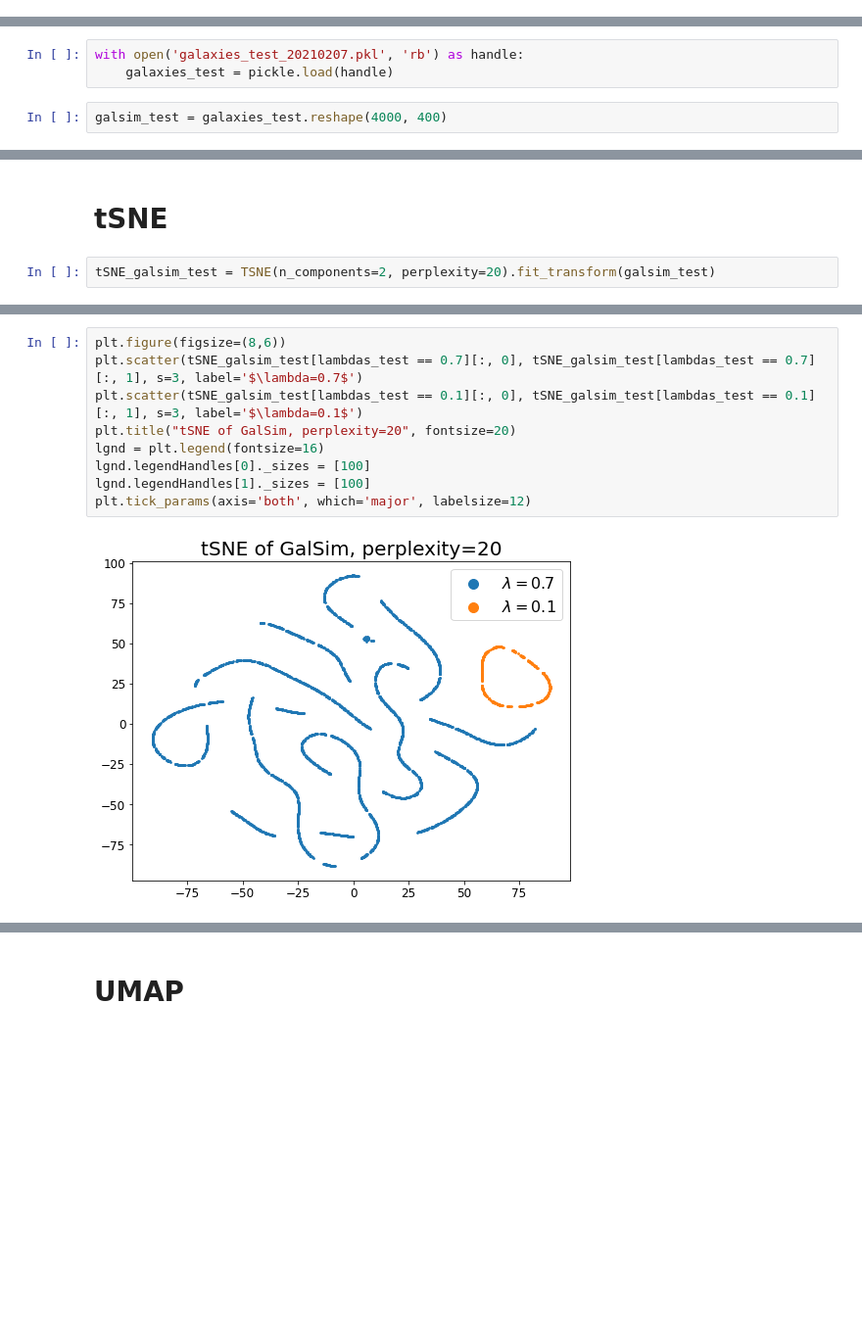
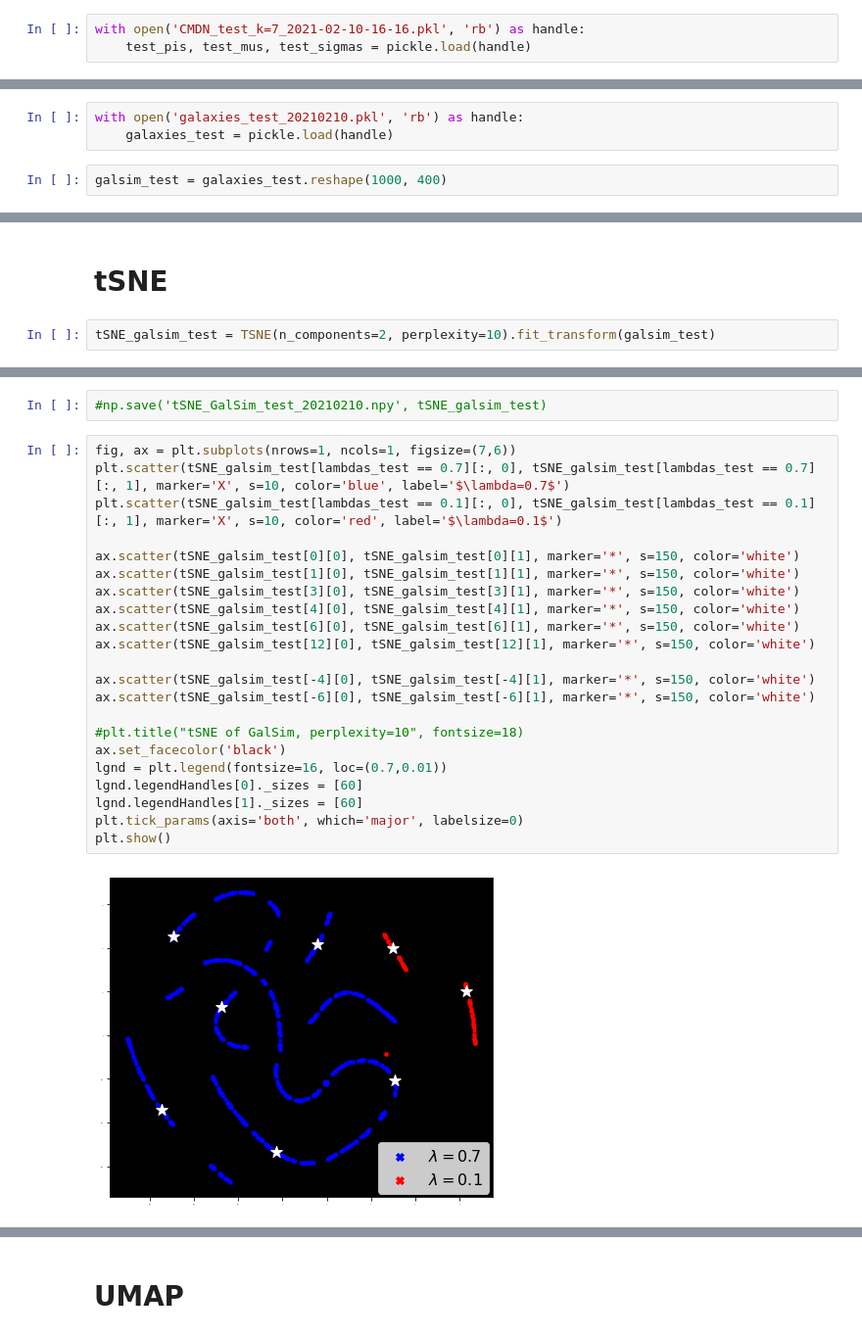
Before and after one commit to zhao-david/CDE-diagnostics, a Jupyter notebook: GalSim_application_v1.ipynb, the cells around one changed output, grey strips where cells are left out. Shown at 98% size. Saved outputs shown, nothing was run; the diff lists cells and outputs as text; blank space fills up the shorter version.

```diff
--- a/GalSim_application_v1.ipynb
+++ b/GalSim_application_v1.ipynb
@@ -155,3 +170,6 @@ def compute_mixture_pdf(alpha, pis, sigmas, mus):
     for j in range(pis.shape[0]):
         density += pis[j] * norm.pdf(x=alpha, loc=mus[j], scale=sigmas[j])
     return density
+# %%
+with open('CMDN_test_k=7_2021-02-10-16-16.pkl', 'rb') as handle:
+    test_pis, test_mus, test_sigmas = pickle.load(handle)
@@ -186,7 +211,7 @@ pit_values_dict = {'k=9': pit_values}
 #    pickle.dump(pit_values_dict, handle, protocol=pickle.HIGHEST_PROTOCOL)
 # %%
-with open('galaxies_test_20210207.pkl', 'rb') as handle:
+with open('galaxies_test_20210210.pkl', 'rb') as handle:
     galaxies_test = pickle.load(handle)
 # %%
-galsim_test = galaxies_test.reshape(4000, 400)
+galsim_test = galaxies_test.reshape(1000, 400)
 # %%
@@ -383,4 +420,4 @@ plt.show()
 # %% [markdown]
 # tSNE
 # %%
-tSNE_galsim_test = TSNE(n_components=2, perplexity=20).fit_transform(galsim_test)
+tSNE_galsim_test = TSNE(n_components=2, perplexity=10).fit_transform(galsim_test)
@@ -395,11 +424,26 @@ plt.tick_params(axis='both', which='major', labelsize=12)
+# %%
+#np.save('tSNE_GalSim_test_20210210.npy', tSNE_galsim_test)
 # %%
-plt.figure(figsize=(8,6))
-plt.scatter(tSNE_galsim_test[lambdas_test == 0.7][:, 0], tSNE_galsim_test[lambdas_test == 0.7][:, 1], s=3, label='$\lambda=0.7$')
-plt.scatter(tSNE_galsim_test[lambdas_test == 0.1][:, 0], tSNE_galsim_test[lambdas_test == 0.1][:, 1], s=3, label='$\lambda=0.1$')
-plt.title("tSNE of GalSim, perplexity=20", fontsize=20)
-lgnd = plt.legend(fontsize=16)
-lgnd.legendHandles[0]._sizes = [100]
-lgnd.legendHandles[1]._sizes = [100]
-plt.tick_params(axis='both', which='major', labelsize=12)
+fig, ax = plt.subplots(nrows=1, ncols=1, figsize=(7,6))
+plt.scatter(tSNE_galsim_test[lambdas_test == 0.7][:, 0], tSNE_galsim_test[lambdas_test == 0.7][:, 1], marker='X', s=10, color='blue', label='$\lambda=0.7$')
+plt.scatter(tSNE_galsim_test[lambdas_test == 0.1][:, 0], tSNE_galsim_test[lambdas_test == 0.1][:, 1], marker='X', s=10, color='red', label='$\lambda=0.1$')
+
+ax.scatter(tSNE_galsim_test[0][0], tSNE_galsim_test[0][1], marker='*', s=150, color='white')
+ax.scatter(tSNE_galsim_test[1][0], tSNE_galsim_test[1][1], marker='*', s=150, color='white')
+ax.scatter(tSNE_galsim_test[3][0], tSNE_galsim_test[3][1], marker='*', s=150, color='white')
+ax.scatter(tSNE_galsim_test[4][0], tSNE_galsim_test[4][1], marker='*', s=150, color='white')
+ax.scatter(tSNE_galsim_test[6][0], tSNE_galsim_test[6][1], marker='*', s=150, color='white')
+ax.scatter(tSNE_galsim_test[12][0], tSNE_galsim_test[12][1], marker='*', s=150, color='white')
+
+ax.scatter(tSNE_galsim_test[-4][0], tSNE_galsim_test[-4][1], marker='*', s=150, color='white')
+ax.scatter(tSNE_galsim_test[-6][0], tSNE_galsim_test[-6][1], marker='*', s=150, color='white')
+
+#plt.title("tSNE of GalSim, perplexity=10", fontsize=18)
+ax.set_facecolor('black')
+lgnd = plt.legend(fontsize=16, loc=(0.7,0.01))
+lgnd.legendHandles[0]._sizes = [60]
+lgnd.legendHandles[1]._sizes = [60]
+plt.tick_params(axis='both', which='major', labelsize=0)
+plt.show()
 # %% [output]
-[figure, old version]
+[figure, new version]
```
Also changed, not shown: parts of 59 cells of this notebook.
